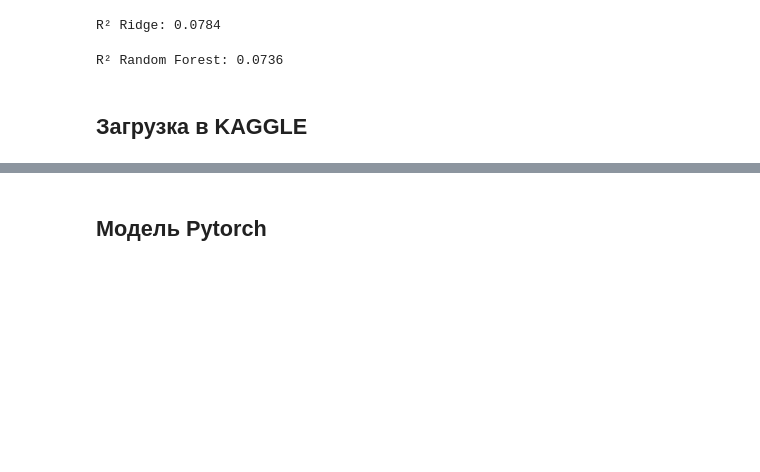
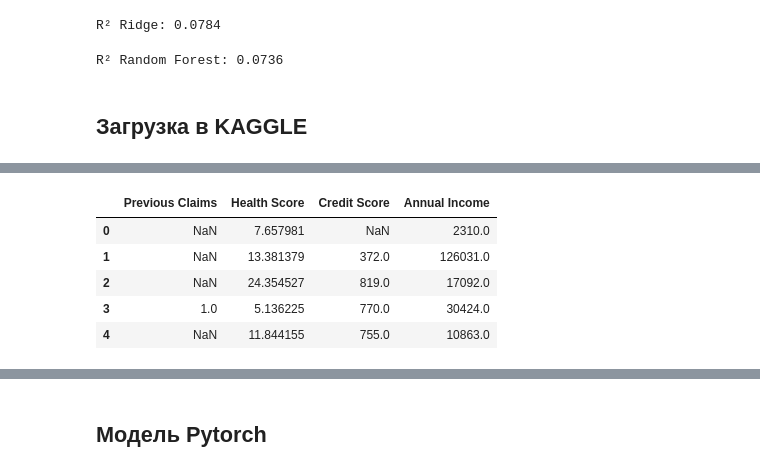
Before and after one commit to MALeyman/MAKSIM, a Jupyter notebook: ML/Polinom_regression/polinom_regression.ipynb, the cells around one changed output, grey strips where cells are left out. Cells and saved outputs as stored; diff of their text form; code cells hidden in the pictures; blank space fills up the shorter version.

```diff
--- a/ML/Polinom_regression/polinom_regression.ipynb
+++ b/ML/Polinom_regression/polinom_regression.ipynb
@@ -1683,0 +1663,14 @@ R² Random Forest: 0.0736
+# %%
+# Выбранные столбцы
+selected_features = ['Previous Claims', 'Health Score', 'Credit Score', 'Annual Income']
+
+test_data_selected = test_data[selected_features]
+# Просмотр урезанных данных
+test_data_selected.head()
+# %% [output]
+|  | Previous Claims | Health Score | Credit Score | Annual Income |
+| 0 | NaN | 7.657981 | NaN | 2310.0 |
+| 1 | NaN | 13.381379 | 372.0 | 126031.0 |
+| 2 | NaN | 24.354527 | 819.0 | 17092.0 |
+| 3 | 1.0 | 5.136225 | 770.0 | 30424.0 |
+| 4 | NaN | 11.844155 | 755.0 | 10863.0 |
```
Also changed, not shown: parts of 20 cells of this notebook.
